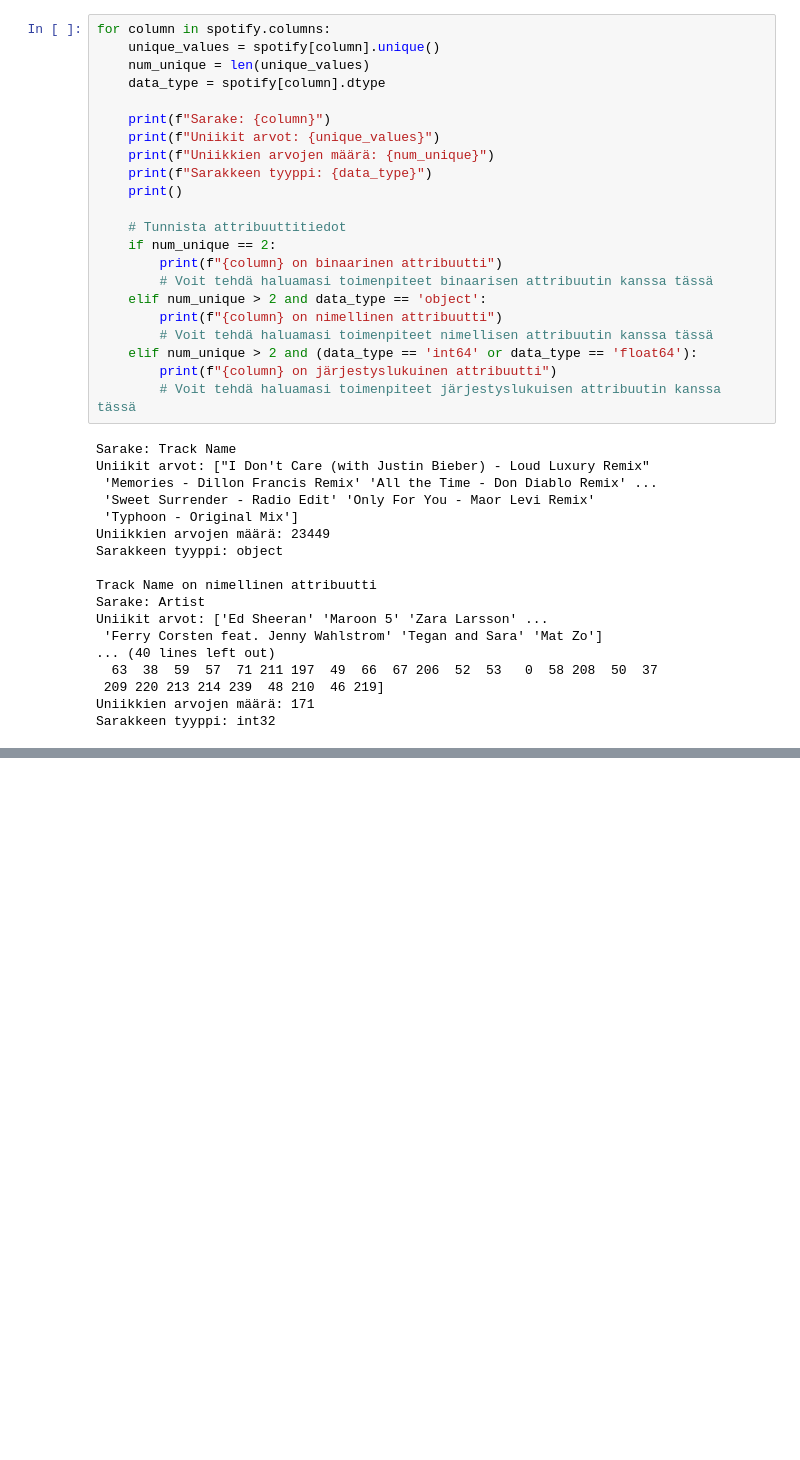
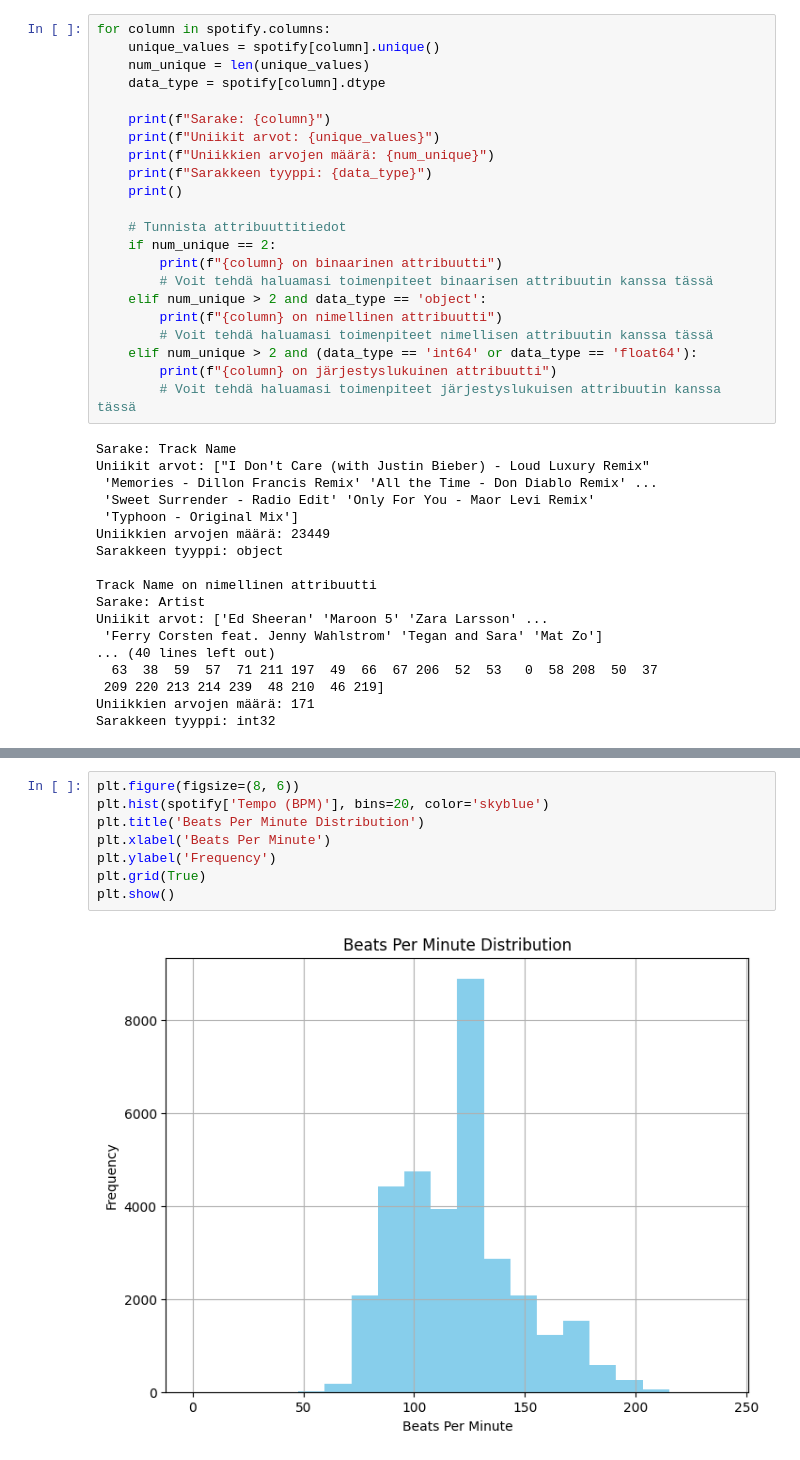
Before and after one commit to koskinenj/Analysoinnin__projekti, a Jupyter notebook: Project NEW.ipynb, the cells around one changed output, grey strips where cells are left out. Drawn from its saved outputs; the diff is of its cells as text; blank space fills up the shorter version.

```diff
--- a/Project NEW.ipynb
+++ b/Project NEW.ipynb
@@ -265,0 +281,10 @@ Sarakkeen tyyppi: int32
+# %%
+plt.figure(figsize=(8, 6))
+plt.hist(spotify['Tempo (BPM)'], bins=20, color='skyblue')
+plt.title('Beats Per Minute Distribution')
+plt.xlabel('Beats Per Minute')
+plt.ylabel('Frequency')
+plt.grid(True)
+plt.show()
+# %% [output]
+[figure, added]
```
Also changed, not shown: parts of 4 cells of this notebook.
